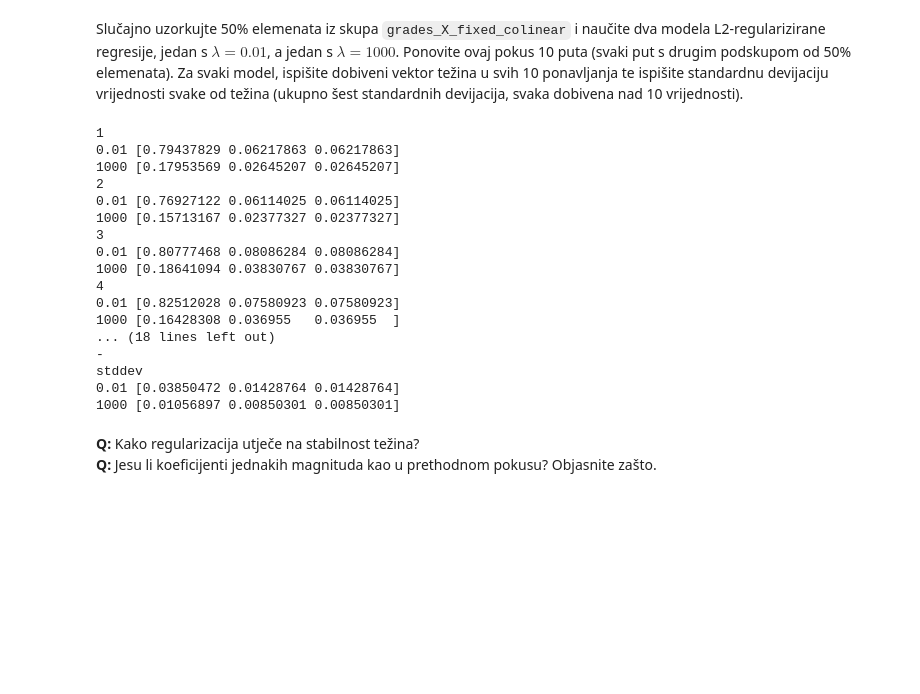
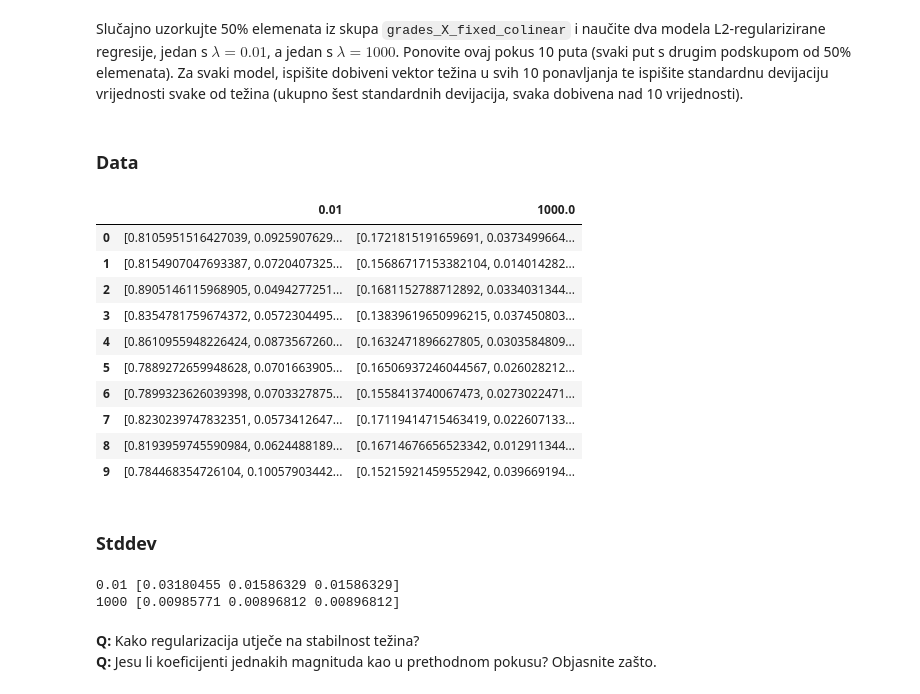
Before and after one commit to tkukurin/Lab.MachineLearning, a Jupyter notebook: lab01.ipynb, the cells around one changed output. Saved outputs shown, nothing was run; the diff lists cells and outputs as text; code cells hidden in the pictures; blank space fills up the shorter version.

Commit message:
dataframe instead of ugly

```diff
--- a/lab01.ipynb
+++ b/lab01.ipynb
@@ -654,31 +656,30 @@ for i in range(10):
     ridge = Ridge(alpha=l)
     ridge.fit(X1, y1)
     data[l].append(ridge.coef_.flatten())
-  print(i + 1)
-  print('0.01', data[0.01][-1])
-  print('1000', data[1000][-1])
-
-print('-\nstddev')
-print('0.01', np.std(data[0.01], axis=0))
-print('1000', np.std(data[1000], axis=0))
-# %% [output]
-1
-0.01 [0.79437829 0.06217863 0.06217863]
-1000 [0.17953569 0.02645207 0.02645207]
-2
-0.01 [0.76927122 0.06114025 0.06114025]
-1000 [0.15713167 0.02377327 0.02377327]
-3
-0.01 [0.80777468 0.08086284 0.08086284]
-1000 [0.18641094 0.03830767 0.03830767]
-4
-0.01 [0.82512028 0.07580923 0.07580923]
-1000 [0.16428308 0.036955   0.036955  ]
-... (18 lines left out)
--
-stddev
-0.01 [0.03850472 0.01428764 0.01428764]
-1000 [0.01056897 0.00850301 0.00850301]
+# %% [markdown]
+### Data
+# %%
+pd.DataFrame(data)
+# %% [output]
+|  | 0.01 | 1000.0 |
+| 0 | [0.8105951516427039, 0.0925907629... | [0.1721815191659691, 0.0373499664... |
+| 1 | [0.8154907047693387, 0.0720407325... | [0.15686717153382104, 0.014014282... |
+| 2 | [0.8905146115968905, 0.0494277251... | [0.1681152788712892, 0.0334031344... |
+| 3 | [0.8354781759674372, 0.0572304495... | [0.13839619650996215, 0.037450803... |
+| 4 | [0.8610955948226424, 0.0873567260... | [0.1632471896627805, 0.0303584809... |
+| 5 | [0.7889272659948628, 0.0701663905... | [0.16506937246044567, 0.026028212... |
+| 6 | [0.7899323626039398, 0.0703327875... | [0.1558413740067473, 0.0273022471... |
+| 7 | [0.8230239747832351, 0.0573412647... | [0.17119414715463419, 0.022607133... |
+| 8 | [0.8193959745590984, 0.0624488189... | [0.16714676656523342, 0.012911344... |
+| 9 | [0.784468354726104, 0.10057903442... | [0.15215921459552942, 0.039669194... |
+# %% [markdown]
+### Stddev
+# %%
+print('0.01', np.std(data[0.01], axis=0))
+print('1000', np.std(data[1000], axis=0))
+# %% [output]
+0.01 [0.03180455 0.01586329 0.01586329]
+1000 [0.00985771 0.00896812 0.00896812]
 # %% [markdown]
 **Q:** Kako regularizacija utječe na stabilnost težina?
 **Q:** Jesu li koeficijenti jednakih magnituda kao u prethodnom pokusu? Objasnite zašto.
```
Also changed, not shown: parts of 5 cells of this notebook.
